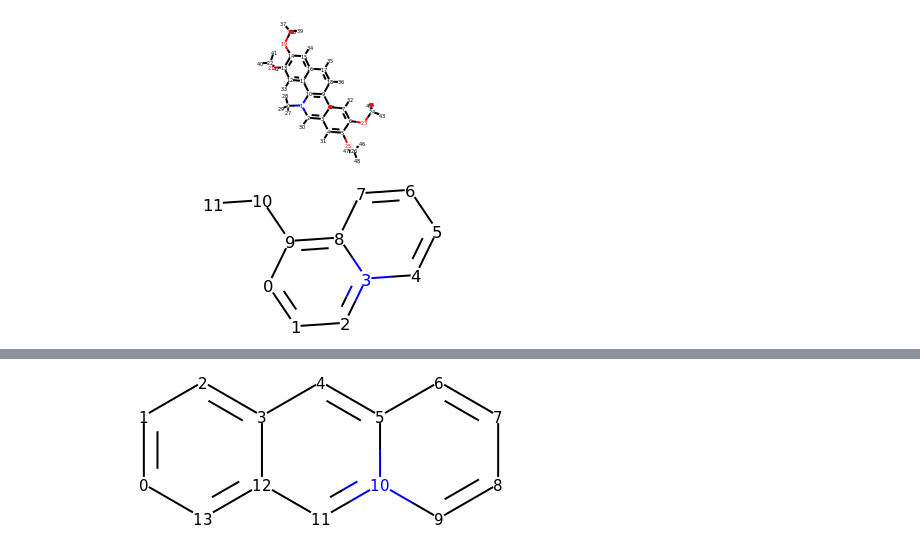
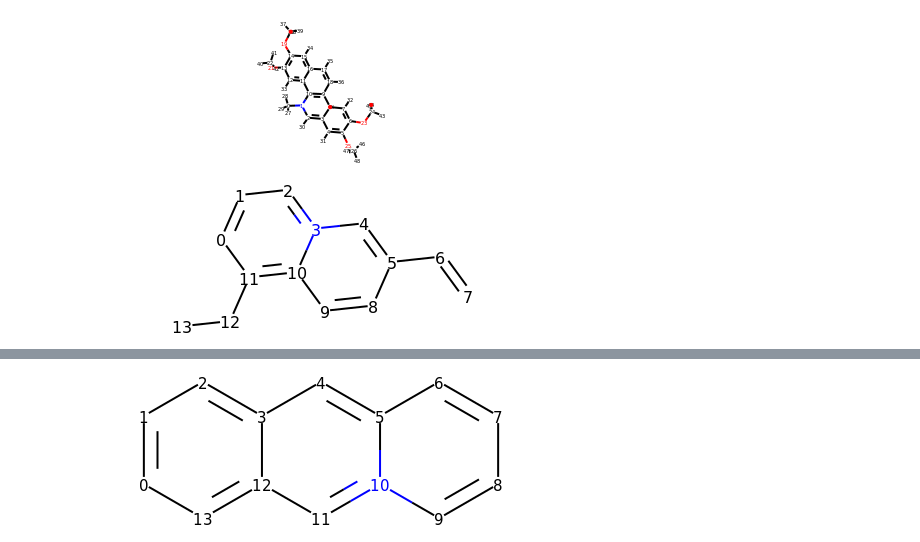
Before and after one commit to ndricke/ngcc_ml, a Jupyter notebook: typical_AS_substructures.ipynb, the cells around one changed output, grey strips where cells are left out. Saved outputs shown, nothing was run; the diff lists cells and outputs as text; code cells hidden in the pictures.

```diff
--- a/typical_AS_substructures.ipynb
+++ b/typical_AS_substructures.ipynb
@@ -79,11 +81,11 @@ m
 # %% [output]
 [figure]
 # %%
-sm = "C1=CC=[N+]2C=CC=CC2=C1CC"
+sm = "C1=CC=[N+]2C=C(C=C)C=CC2=C1CC"
 m = Chem.MolFromSmiles(sm)
 for atom in m.GetAtoms():
     atom.SetProp('atomLabel',str(atom.GetIdx()))
 m
 # %% [output]
-[figure, old version]
+[figure, new version]
 # %%
```
Also changed, not shown: parts of 11 cells of this notebook, 7 other files.
